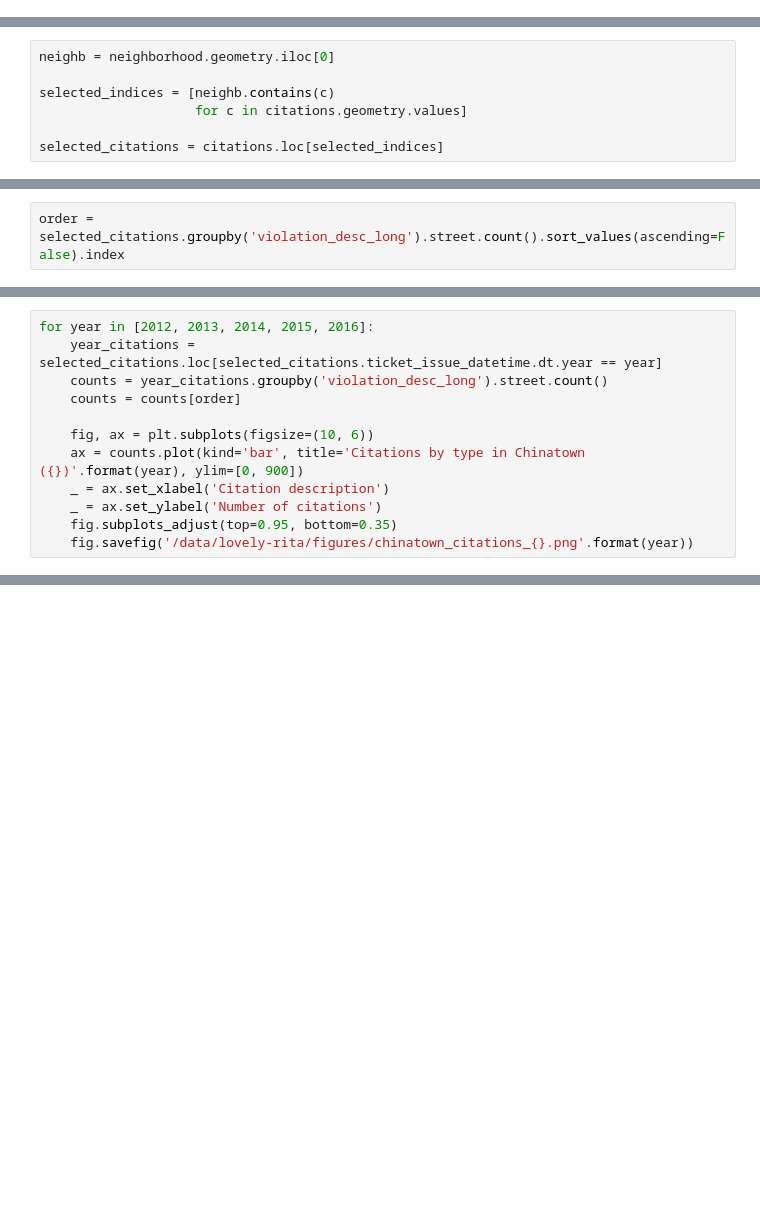
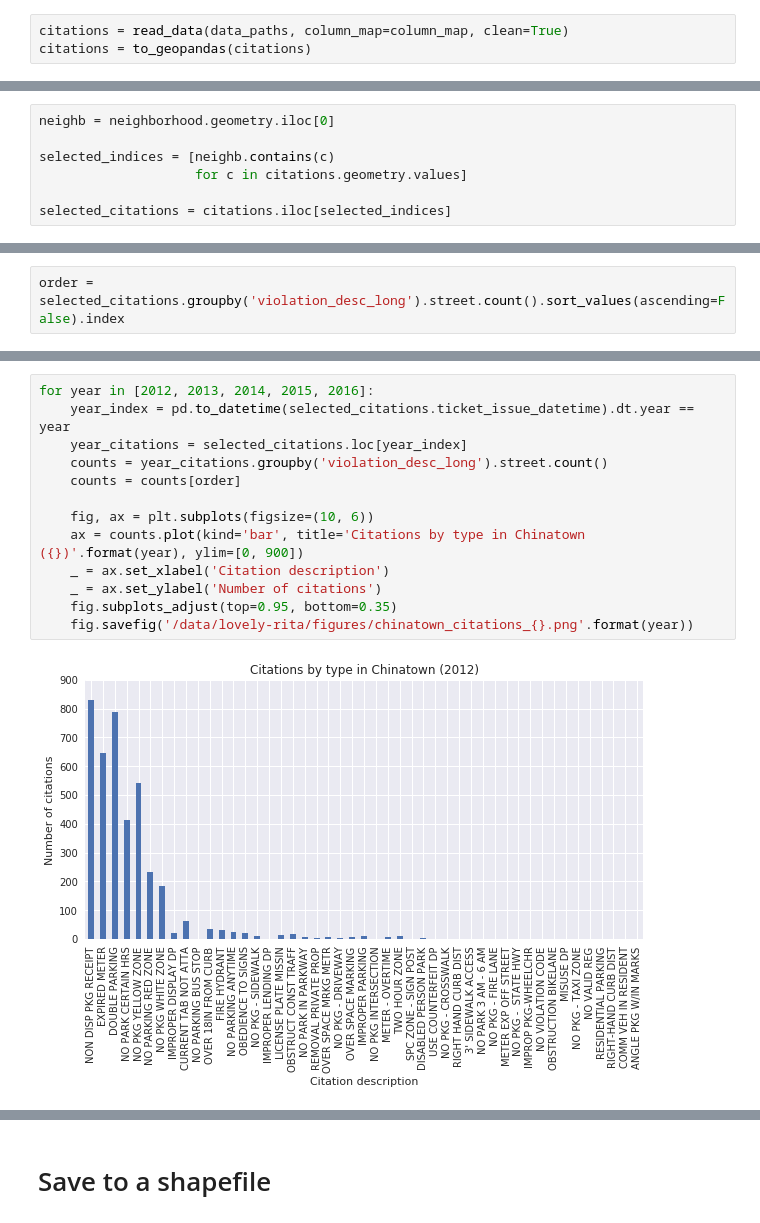
Before and after one commit to openoakland/lovely-rita, a Jupyter notebook: notebooks/003-chinatown-citation-analysis.ipynb, the cells around one changed output, grey strips where cells are left out. Drawn from its saved outputs; the diff is of its cells as text; blank space fills up the shorter version.

Commit message:
clean code, add shapefile save example to chinatown notebook

```diff
--- a/notebooks/003-chinatown-citation-analysis.ipynb
+++ b/notebooks/003-chinatown-citation-analysis.ipynb
@@ -77,3 +39,6 @@ citations = gpd.GeoDataFrame(citations)
+# %%
+citations = read_data(data_paths, column_map=column_map, clean=True)
+citations = to_geopandas(citations)
 # %% [markdown]
 # Select Chinatown citations
 # %%
@@ -82,7 +47,7 @@ neighb = neighborhood.geometry.iloc[0]
 selected_indices = [neighb.contains(c)
                     for c in citations.geometry.values]
 
-selected_citations = citations.loc[selected_indices]
+selected_citations = citations.iloc[selected_indices]
 # %%
 # show neighborhood boundary on map
 map = folium.Map([neighb.centroid.y, neighb.centroid.x], zoom_start=16)
@@ -93,12 +71,15 @@ order = selected_citations.groupby('violation_desc_long').street.count().sort_va
 # %%
 for year in [2012, 2013, 2014, 2015, 2016]:
-    year_citations = selected_citations.loc[selected_citations.ticket_issue_datetime.dt.year == year]
+    year_index = pd.to_datetime(selected_citations.ticket_issue_datetime).dt.year == year
+    year_citations = selected_citations.loc[year_index]
     counts = year_citations.groupby('violation_desc_long').street.count()
     counts = counts[order]
 
     fig, ax = plt.subplots(figsize=(10, 6))
     ax = counts.plot(kind='bar', title='Citations by type in Chinatown ({})'.format(year), ylim=[0, 900])
     _ = ax.set_xlabel('Citation description')
     _ = ax.set_ylabel('Number of citations')
     fig.subplots_adjust(top=0.95, bottom=0.35)
     fig.savefig('/data/lovely-rita/figures/chinatown_citations_{}.png'.format(year))
+# %% [output]
+[figure, added]
@@ -104,0 +90,2 @@ for year in [2012, 2013, 2014, 2015, 2016]:
+# %% [markdown]
+# Save to a shapefile
```
Also changed, not shown: parts of 13 cells of this notebook.
